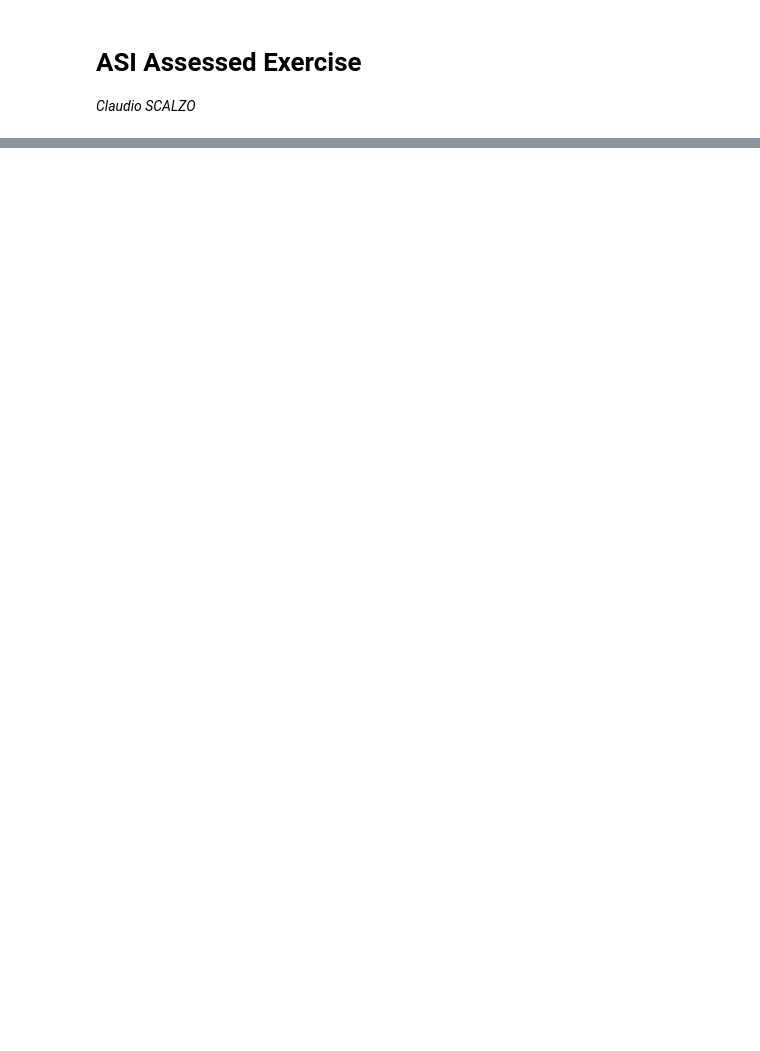
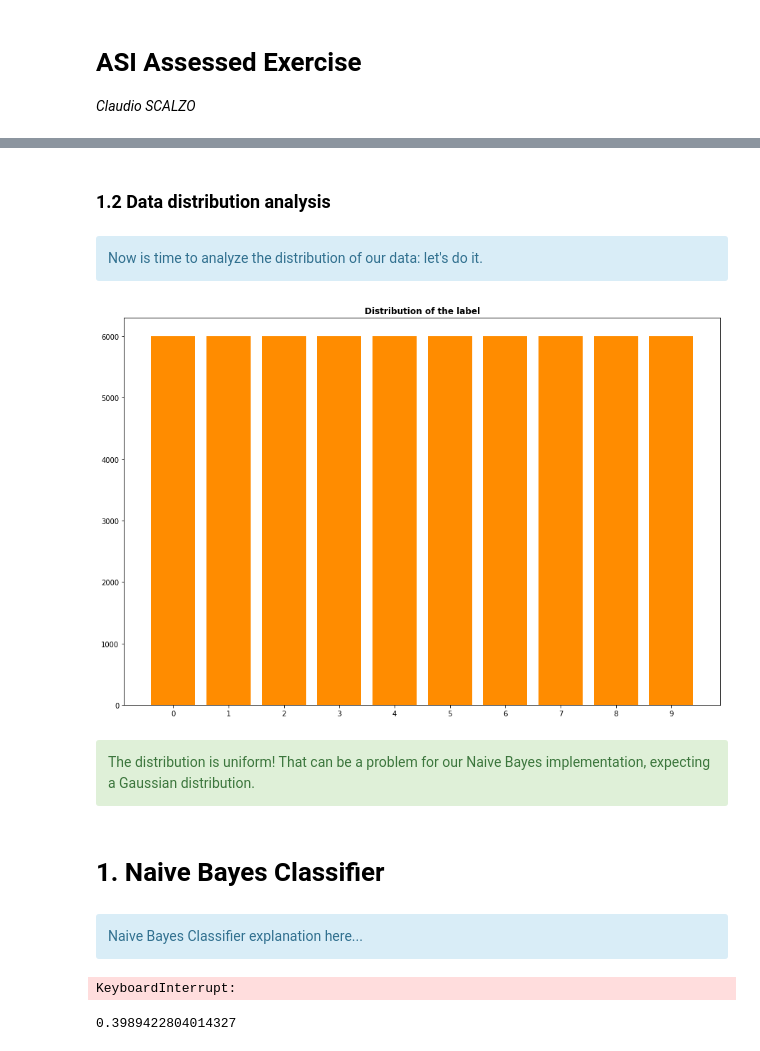
Before and after one commit to claudioscalzo/asi-challenge, a Jupyter notebook: asi_assessed_claudio_scalzo.ipynb, the cells around one changed output, grey strips where cells are left out. Drawn from its saved outputs; the diff is of its cells as text; code cells hidden in the pictures; blank space fills up the shorter version.

Commit message:
Created the Naive Bayes Classifier. Numerical bug needs to be fixed (with log).

```diff
--- a/asi_assessed_claudio_scalzo.ipynb
+++ b/asi_assessed_claudio_scalzo.ipynb
@@ -44,0 +67,31 @@ display(mnistTrain.head(10))
+# %% [markdown]
+### 1.2 Data distribution analysis
+# %% [markdown]
+<div class='alert alert-info'>
+Now is time to analyze the distribution of our data: let's do it.
+</div>
+# %%
+# TAKE DISTRIBUTION
+distribution = mnistTrain["label"].value_counts()
+
+# TAKE NUMBERS AND FREQUENCIES
+numbers = np.array(distribution.index)
+frequencies = np.array(distribution.values)
+# %%
+# PLOT THE DISTRIBUTION OF THE TARGET VARIABLE
+plt.figure(figsize=(15,10))
+plt.bar(numbers, frequencies, align="center", color="darkorange")
+plt.xticks([i for i in range(np.min(numbers),np.max(numbers)+1)])
+plt.title("Distribution of the label", weight="semibold");
+# %% [output]
+[figure, added]
+# %% [markdown]
+<div class='alert alert-success'>
+The distribution is uniform! That can be a problem for our Naive Bayes implementation, expecting a Gaussian distribution.
+</div>
+# %% [markdown]
+# 1. Naive Bayes Classifier
+# %% [markdown]
+<div class='alert alert-info'>
+Naive Bayes Classifier explanation here...
+</div>
@@ -44,0 +182,11 @@ display(mnistTrain.head(10))
+# %%
+nbc = NBC()
+nbc.fit(mnistTrain)
+predictions = nbc.predict(mnistTest)
+print(predictions)
+# %% [output]
+KeyboardInterrupt:
+# %%
+norm(0,1).pdf(0)
+# %% [output]
+0.3989422804014327
```
Also changed, not shown: parts of 11 cells of this notebook.
